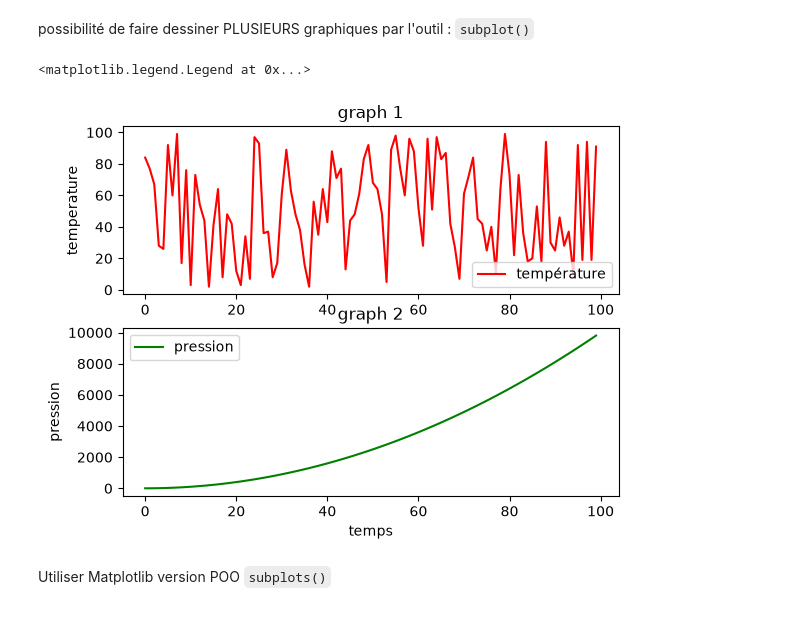
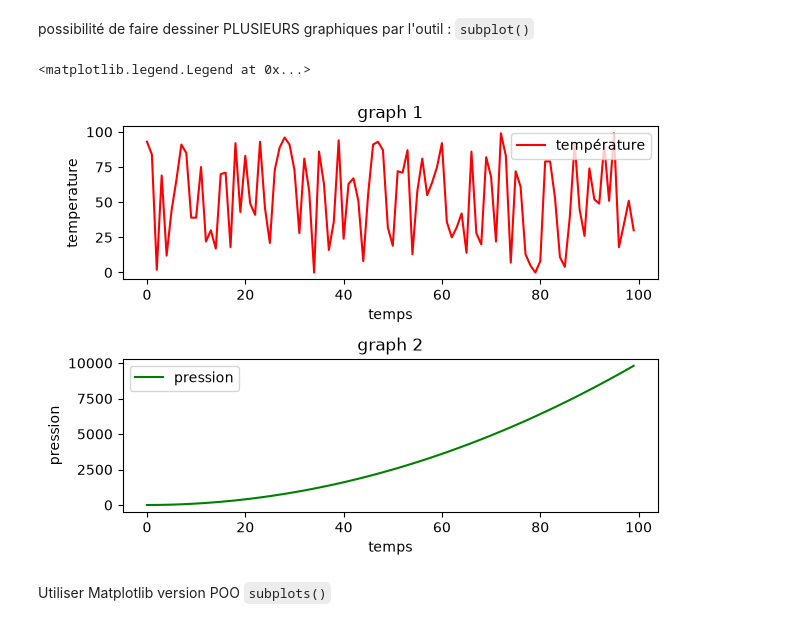
Before and after one commit to webdevproformation/m2-iot-juin2026, a Jupyter notebook: jour02/01-matplotlib.ipynb, the cells around one changed output. Saved outputs shown, nothing was run; the diff lists cells and outputs as text; code cells hidden in the pictures.

```diff
--- a/jour02/01-matplotlib.ipynb
+++ b/jour02/01-matplotlib.ipynb
@@ -25,30 +25,32 @@ possibilité de faire dessiner PLUSIEURS graphiques par l'outil : `subplot()`
 # %%
 tab1_x = np.arange(0,100 , 1) # vection qui contient des chiffres de 0 à 100 avec un pas de 1
 tab1_ytemperature = np.random.randint(0,100, ( 100, 1   ))
 tab1_ypression = tab1_x ** 2 + 3
 
 # créer des sous graphiques
 plt.figure() # créer l'image en intégralité
 
 # premier sous graphique
 plt.subplot(2,1,1) # grille qui contient 2 lignes
                    # sur 1 une seule colonne
                    # je suis actuellement en train de session le 1er graphique
 plt.plot(tab1_x, tab1_ytemperature , color="red" , label="température" )
 
+plt.xlabel("temps")
 plt.ylabel("temperature")
 plt.title("graph 1")
 plt.legend()
 
 plt.subplot(2,1,2)
 plt.title("graph 2")
 plt.plot(tab1_x, tab1_ypression , color="green" , label="pression" )
 plt.xlabel("temps")
 plt.ylabel("pression")
+plt.tight_layout() # espacement entre les graphiques empilés verticalement
 plt.legend()
 # %% [output]
 <matplotlib.legend.Legend at 0x...>
-[figure, old version]
+[figure, new version]
 # %% [markdown]
 Utiliser Matplotlib version POO `subplots()`
 # %%
```
Also changed, not shown: parts of 2 cells of this notebook, 1 other file.
